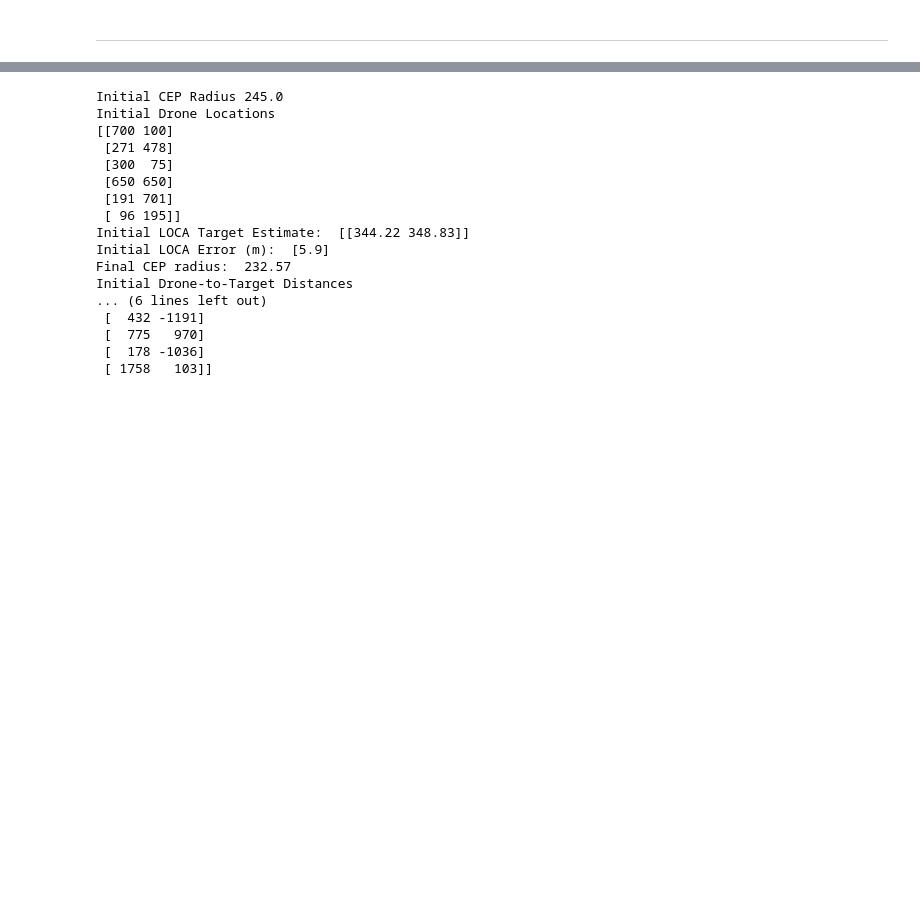
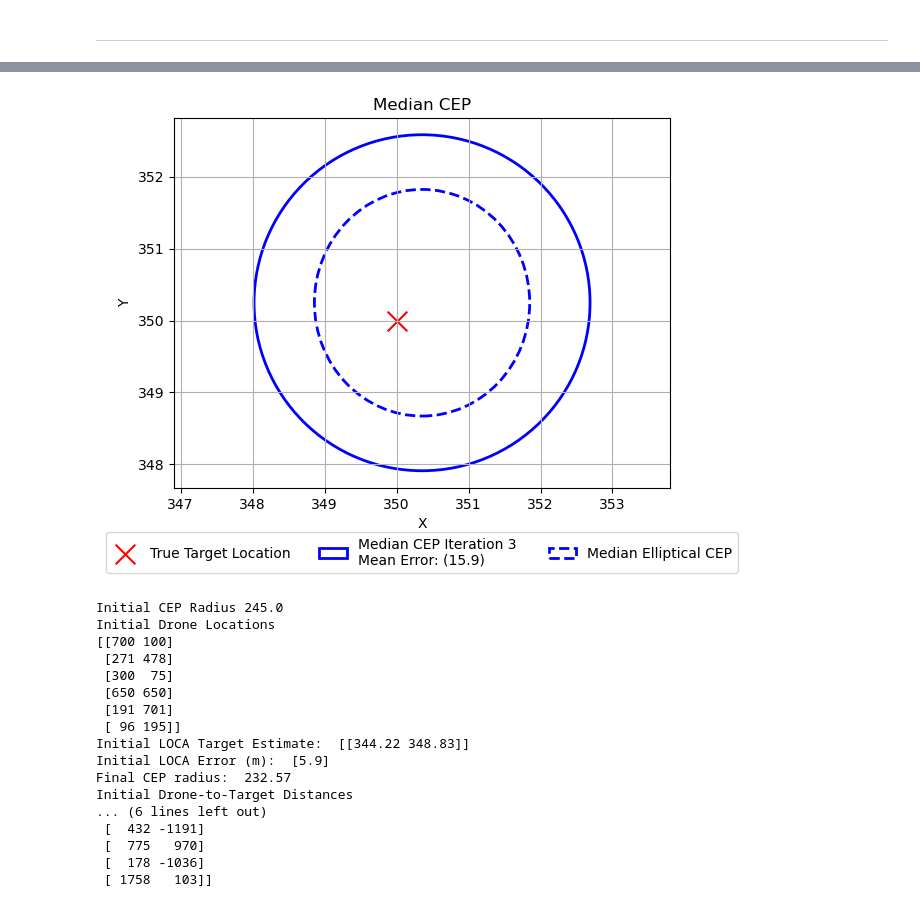
Before and after one commit to raneyoliver/CS8321Labs-public, a Jupyter notebook: lab5/Lab5_FinalProject_Iter3.ipynb, the cells around one changed output, grey strips where cells are left out. Cells and saved outputs as stored; diff of their text form; code cells hidden in the pictures; blank space fills up the shorter version.

```diff
--- a/lab5/Lab5_FinalProject_Iter3.ipynb
+++ b/lab5/Lab5_FinalProject_Iter3.ipynb
@@ -712,37 +726,39 @@ plt.scatter(env.target_location[0][0],env.target_location[0][1],color='red', lab
 
 # Plot circle using MAD deviations of x & y values
 radius = mean_median_cep
-median_cep_legend = f'Median CEP ({np.round(radius,2)})'
-circle_median = Ellipse((mean_median_x, mean_median_y), 2*radius, 2*radius, edgecolor='blue', facecolor='none', linestyle='-', linewidth=2, label=median_cep_legend)
+median_cep_legend1 = f'Median CEP Iteration 3 \nMean Error: ({np.round(mean_median_error,1)})'
+circle_median = Ellipse((mean_median_x, mean_median_y), 2*radius, 2*radius, edgecolor='blue', facecolor='none', linestyle='-', linewidth=2, label=median_cep_legend1)
 plt.gca().add_patch(circle_median)
 
 # Plot ellipse using median absolute distance values
-median_cep_legend = f'Median Elliptical CEP ({np.round(mean_mad_x, 2)}, {np.round(mean_mad_y, 2)})'
+median_cep_legend = f'Median Elliptical CEP'# ({np.round(mean_mad_x, 2)}, {np.round(mean_mad_y, 2)})'
 ellipse_median = Ellipse((mean_median_x, mean_median_y), 2*mean_mad_x, 2*mean_mad_y, edgecolor='blue', facecolor='none', linestyle='--', linewidth=2, label=median_cep_legend)
 plt.gca().add_patch(ellipse_median)
 
 # Plot circle using std deviations of x & y values
 radius = np.sqrt(mean_std_x**2 + mean_std_y**2)
 mean_cep_legend = f'$\mu$ CEP ({np.round(radius,2)})'
 circle_mean = Ellipse((mean_mean_x, mean_mean_y), 2*radius, 2*radius, edgecolor='green', facecolor='none', linestyle='-', linewidth=2, label=mean_cep_legend)
 #plt.gca().add_patch(circle_mean)
 
 # Plot ellipse using standard deviations
 std_cep_legend = f'$\sigma$ Elliptical CEP ({np.round(mean_std_x, 2)}, {np.round(mean_std_y, 2)})'
 ellipse_std = Ellipse((mean_mean_x, mean_mean_y), 2*mean_std_x, 2*mean_std_y, edgecolor='green', facecolor='none', linestyle='--', linewidth=2, label=std_cep_legend)
 #plt.gca().add_patch(ellipse_std)
 
 plt.xlabel('X')
 plt.ylabel('Y')
-plt.title('Estimated Positions and Elliptical CEP')
+plt.title('Median CEP')
 plt.legend(
     loc='lower center',
     bbox_to_anchor=(0.5, -.25),
     ncol=3,
 )
 plt.grid(True)
 plt.axis('equal')  # Equal aspect ratio
 plt.show()
+# %% [output]
+[figure, added]
 # %%
 # Number of drones (agents)
 num_drones = 6
```
Also changed, not shown: parts of 3 cells of this notebook, 5 other files.
